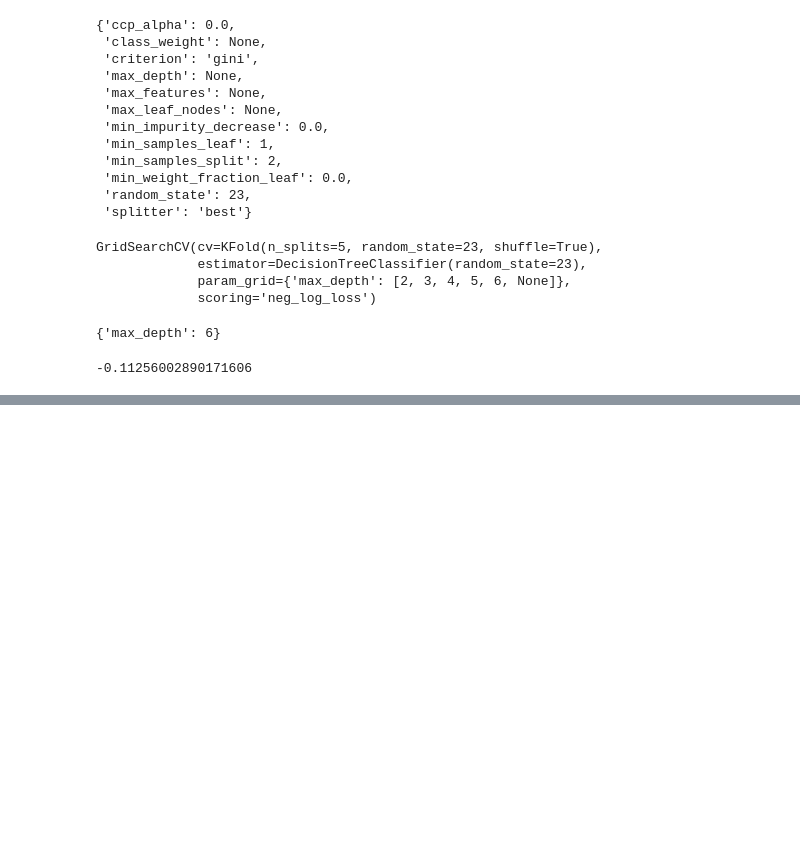
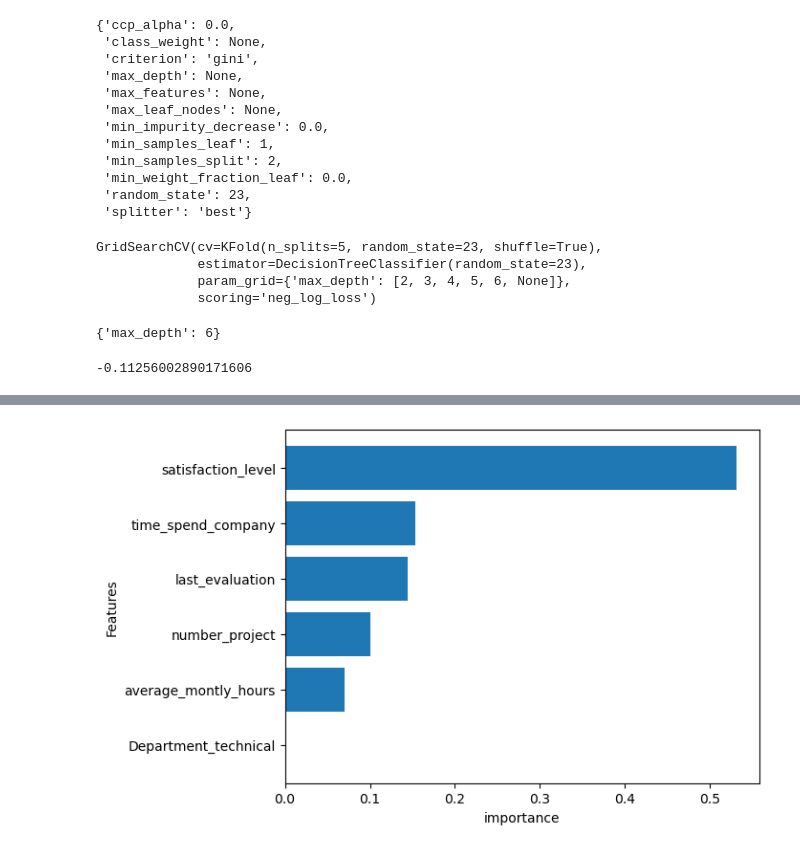
Before and after one commit to VishalJ1617/ML, a Jupyter notebook: Decision_tree.ipynb, the cells around one changed output, grey strips where cells are left out. Drawn from its saved outputs; the diff is of its cells as text; code cells hidden in the pictures; blank space fills up the shorter version.

```diff
--- a/Decision_tree.ipynb
+++ b/Decision_tree.ipynb
@@ -99,3 +97,6 @@ gcv.best_params_
 gcv.best_score_
 # %% [output]
 -0.11256002890171606
+# %%
+best_model=gcv.best_estimator_
+best_model
@@ -101,0 +105,3 @@ gcv.best_score_
+# %%
+df_imp=pd.DataFrame({'variable':best_model.feature_names_in_ ,'importance':best_model.feature_importances_})
+df_imp
@@ -101,0 +126,4 @@ gcv.best_score_
+# %%
+df_imp=df_imp[df_imp['importance']>0.0001]
+df_imp=df_imp.sort_values(by="importance")
+df_imp
@@ -101,0 +138,7 @@ gcv.best_score_
+# %%
+plt.barh(df_imp['variable'],df_imp['importance'])
+plt.xlabel("importance")
+plt.ylabel('Features')
+plt.show()
+# %% [output]
+[figure, added]
```
Also changed, not shown: parts of 4 cells of this notebook.
